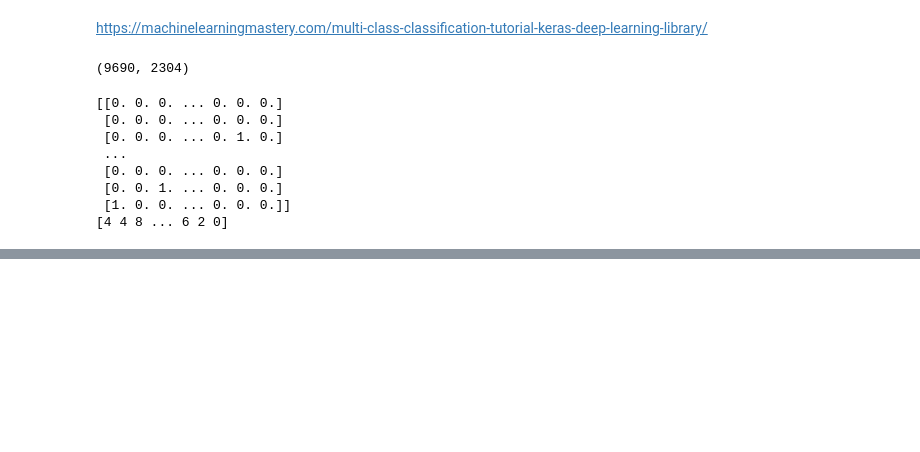
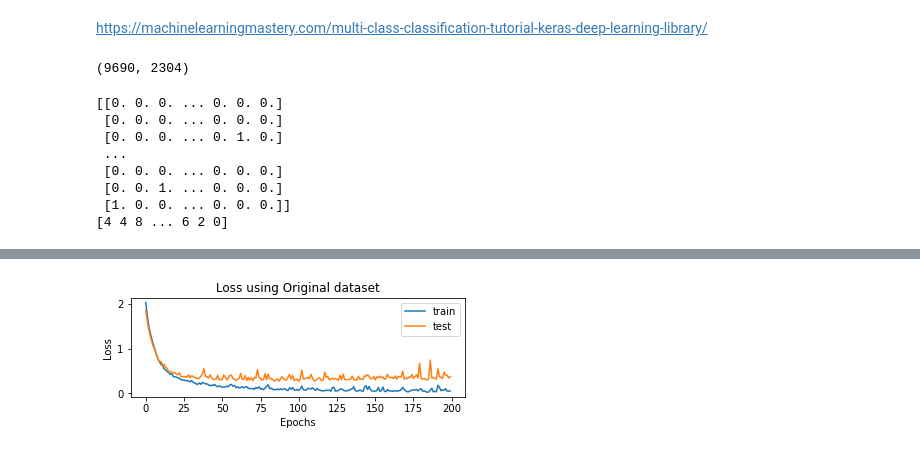
Before and after one commit to RachPatel/DMML_CW2_Group_20, a Jupyter notebook: MLP.ipynb, the cells around one changed output, grey strips where cells are left out. Saved outputs shown, nothing was run; the diff lists cells and outputs as text; code cells hidden in the pictures; blank space fills up the shorter version.

```diff
--- a/MLP.ipynb
+++ b/MLP.ipynb
@@ -154,0 +214,12 @@ Baseline: 91.59% (2.16%)
+# %%
+""" Two hidden layers Sigmoid & relu """
+
+def baseline_model():
+    # create model
+    model = Sequential()
+    model.add(Dense(8, input_dim=2304, activation='sigmoid'))
+    model.add(Dense(8, activation='relu'))
+    model.add(Dense(10, activation='softmax'))
+    # Compile model
+    model.compile(loss='categorical_crossentropy', optimizer='adam', metrics=['accuracy'])
+    return model
@@ -154,0 +339,12 @@ Baseline: 91.59% (2.16%)
+# %%
+# plot loss during training
+pyplot.subplot(211)
+pyplot.title('Loss using Original dataset')
+pyplot.plot(resultss4.history['loss'], label='train')
+pyplot.plot(resultss4.history['val_loss'], label='test')
+pyplot.xlabel('Epochs')
+pyplot.ylabel('Loss')
+pyplot.legend()
+pyplot.show()
+# %% [output]
+[figure, added]
```
Also changed, not shown: parts of 82 cells of this notebook.
